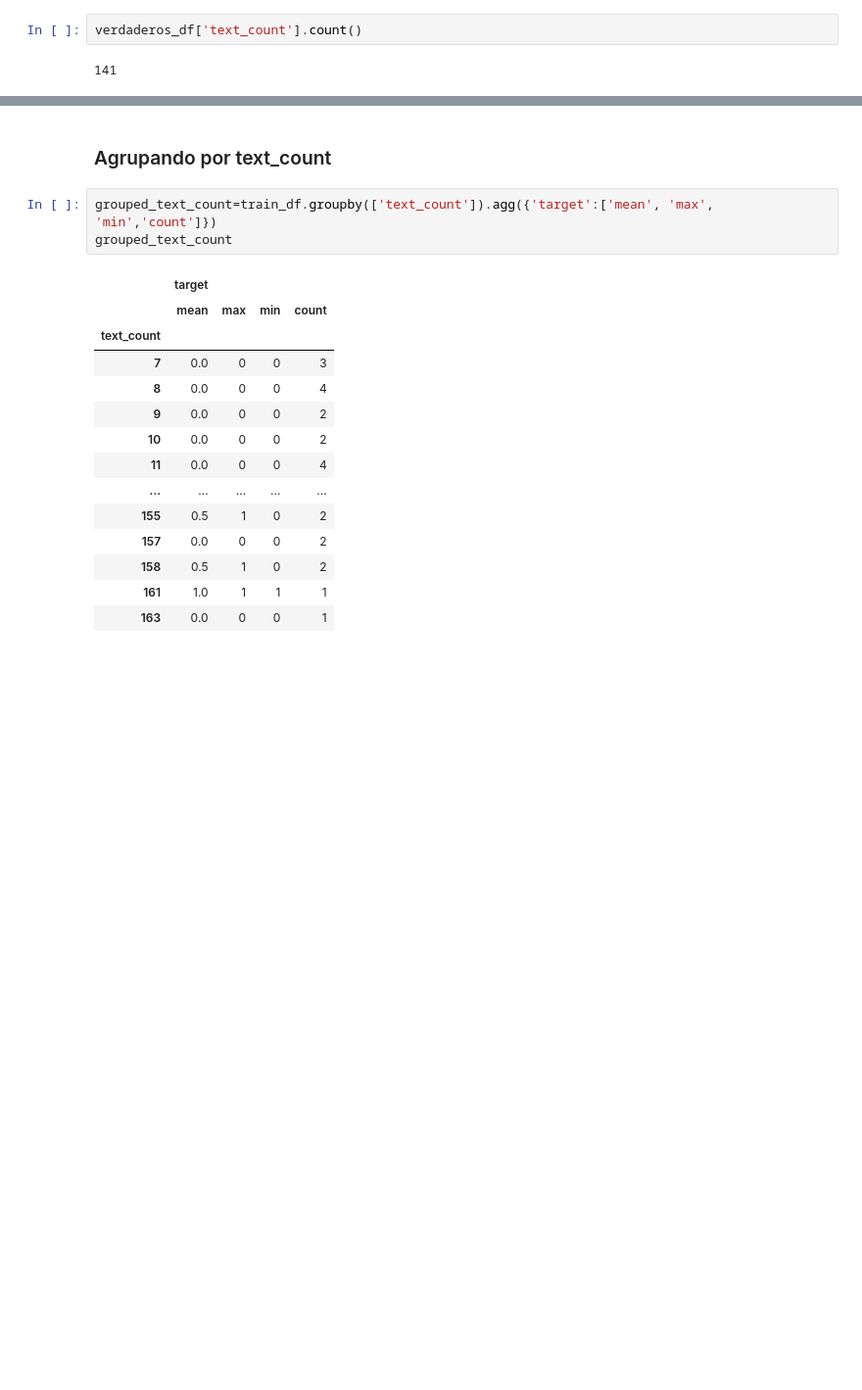
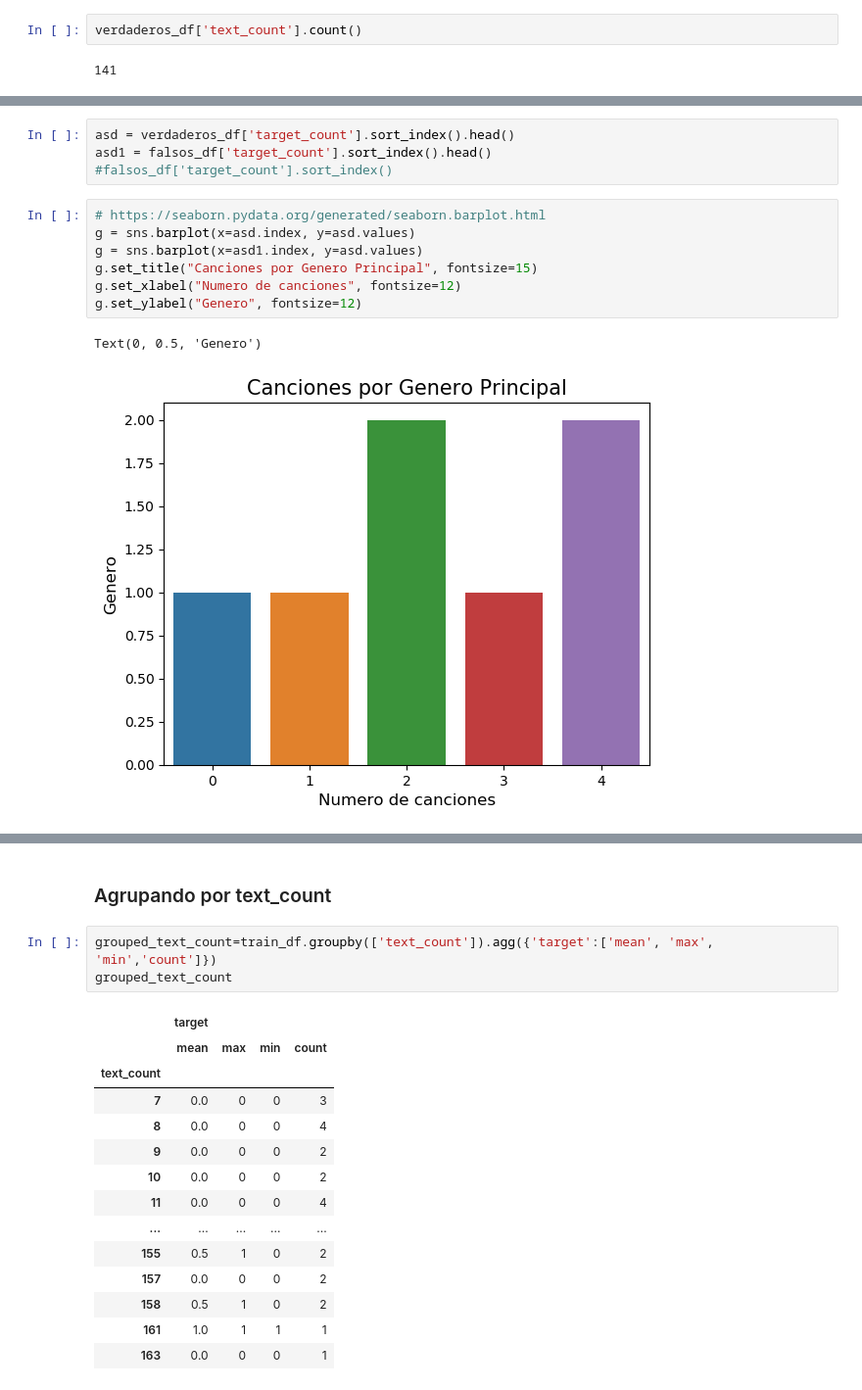
Before and after one commit to csulak/python-jupyter, a Jupyter notebook: ejercicio-twitter/ejercicio-twitter.ipynb, the cells around one changed output, grey strips where cells are left out. Shown at 98% size. Drawn from its saved outputs; the diff is of its cells as text; blank space fills up the shorter version.

```diff
--- a/ejercicio-twitter/ejercicio-twitter.ipynb
+++ b/ejercicio-twitter/ejercicio-twitter.ipynb
@@ -356,0 +396,14 @@ verdaderos_df['text_count'].count()
+# %%
+asd = verdaderos_df['target_count'].sort_index().head()
+asd1 = falsos_df['target_count'].sort_index().head()
+#falsos_df['target_count'].sort_index()
+# %%
+# https://seaborn.pydata.org/generated/seaborn.barplot.html
+g = sns.barplot(x=asd.index, y=asd.values)
+g = sns.barplot(x=asd1.index, y=asd.values)
+g.set_title("Canciones por Genero Principal", fontsize=15)
+g.set_xlabel("Numero de canciones", fontsize=12)
+g.set_ylabel("Genero", fontsize=12)
+# %% [output]
+Text(0, 0.5, 'Genero')
+[figure, added]
```
Also changed, not shown: parts of 20 cells of this notebook.
